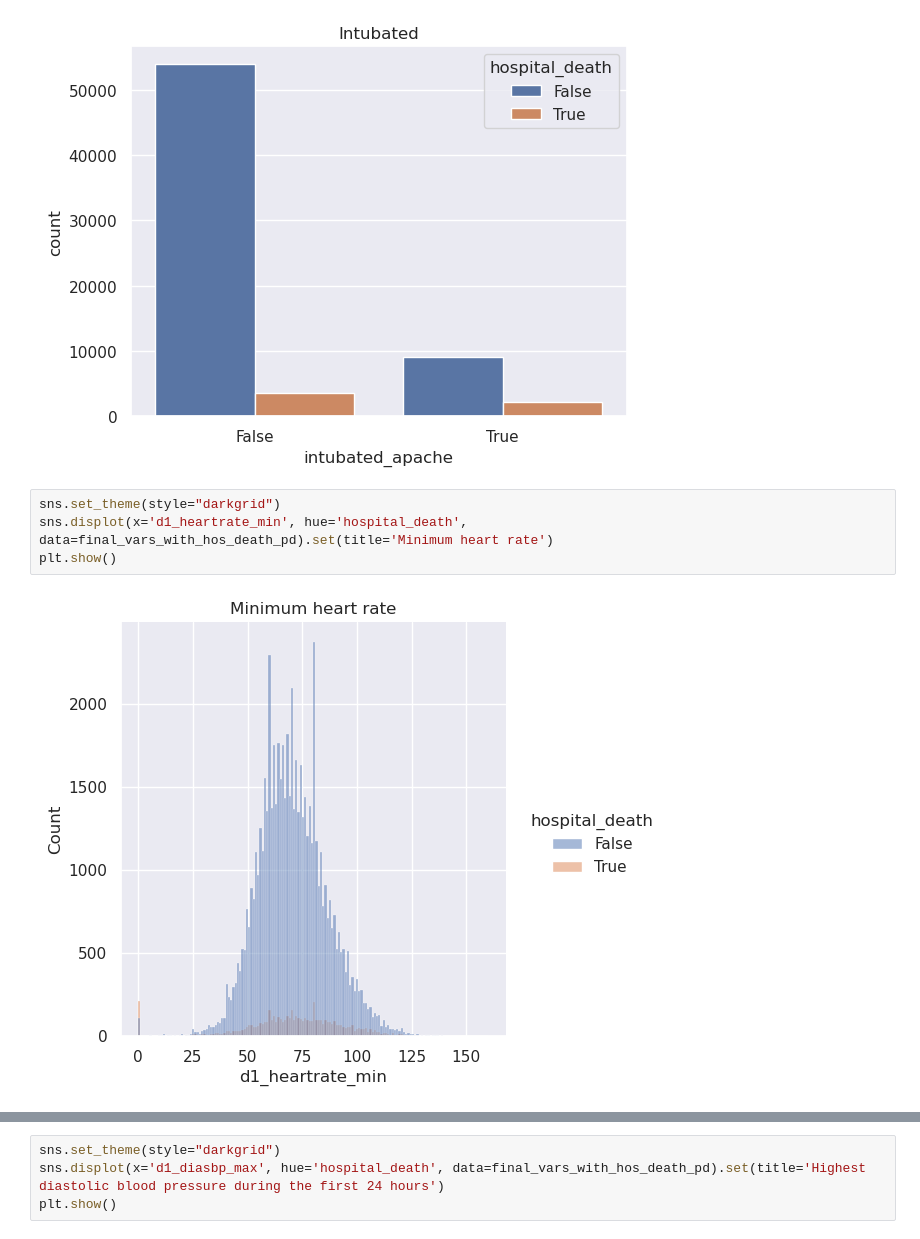
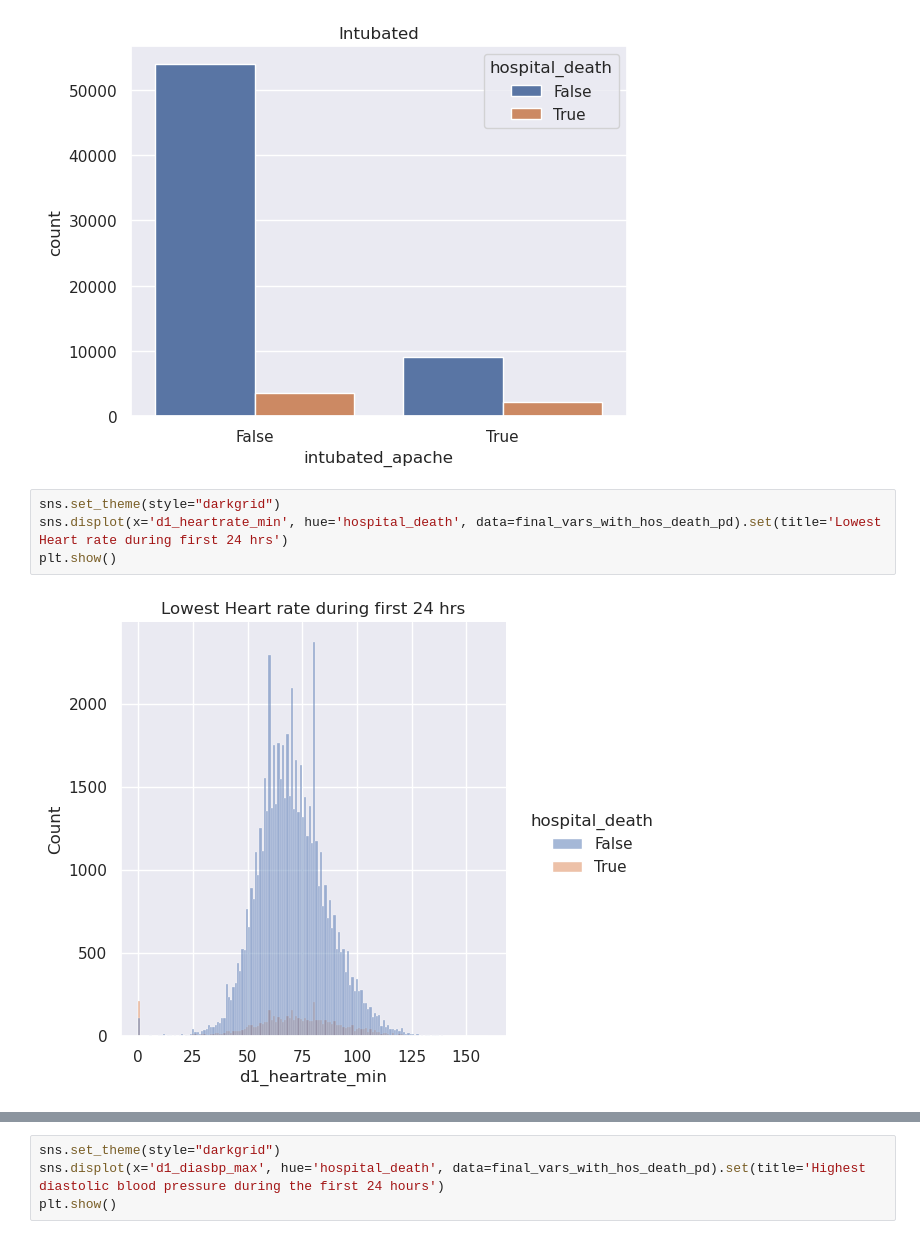
Before and after one commit to btchae/DS5110_Project, a Jupyter notebook: DS5110_Final_Project.ipynb, the cells around one changed output, grey strips where cells are left out. Drawn from its saved outputs; the diff is of its cells as text.

```diff
--- a/DS5110_Final_Project.ipynb
+++ b/DS5110_Final_Project.ipynb
@@ -831,7 +824,7 @@ plt.show()
 [figure]
 # %%
 sns.set_theme(style="darkgrid")
-sns.displot(x='d1_heartrate_min', hue='hospital_death', data=final_vars_with_hos_death_pd).set(title='Minimum heart rate')
+sns.displot(x='d1_heartrate_min', hue='hospital_death', data=final_vars_with_hos_death_pd).set(title='Lowest Heart rate during first 24 hrs')
 plt.show()
 # %% [output]
-[figure, old version]
+[figure, new version]
```
Also changed, not shown: parts of 31 cells of this notebook.
